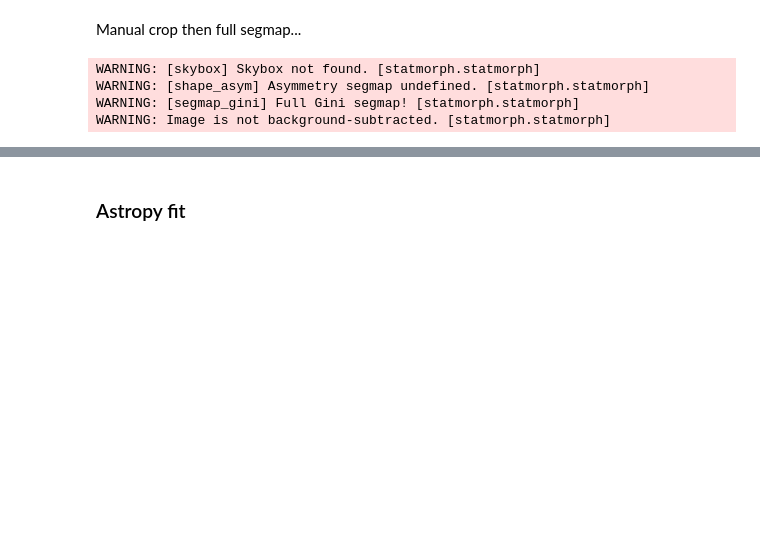
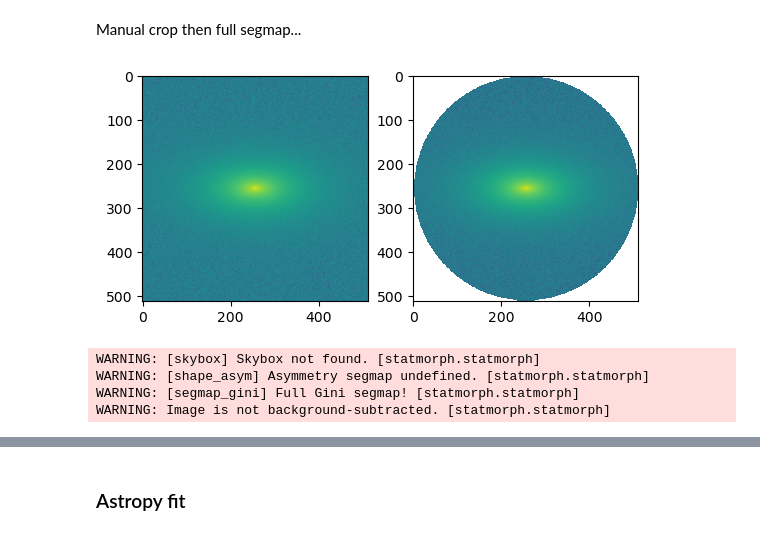
Before and after one commit to Kabelo-T/cluster_morph, a Jupyter notebook: toys+tests.ipynb, the cells around one changed output, grey strips where cells are left out. Cells and saved outputs as stored; diff of their text form; code cells hidden in the pictures; blank space fills up the shorter version.

```diff
--- a/toys+tests.ipynb
+++ b/toys+tests.ipynb
@@ -75,12 +76,19 @@ ellipticity:
 # %% [markdown]
 Manual crop then full segmap...
 # %%
-mask = utils.data.circular_mask(img, center, radius=256)
+center = (len(img[1])//2, len(img[0])//2)
+mask = imutils.circular_segmap(img, center, radius=256)
 cropped_img = np.where(mask, img, 0)
+
+fig, ax = plt.subplots(1, 2)
+ax[0].imshow(log_img)
+ax[1].imshow(np.log10(cropped_img))
+plt.show()
+
 segmap = np.ones_like(img).astype(int)
-center = (len(log_img[1])//2, len(log_img[0])//2)
 morph = statmorph.source_morphology(image=img, segmap=segmap, gain=2.25)
 # %% [output]
+[figure, added]
 WARNING: [skybox] Skybox not found. [statmorph.statmorph]
 WARNING: [shape_asym] Asymmetry segmap undefined. [statmorph.statmorph]
 WARNING: [segmap_gini] Full Gini segmap! [statmorph.statmorph]
```
Also changed, not shown: parts of 23 cells of this notebook, 5 other files.
